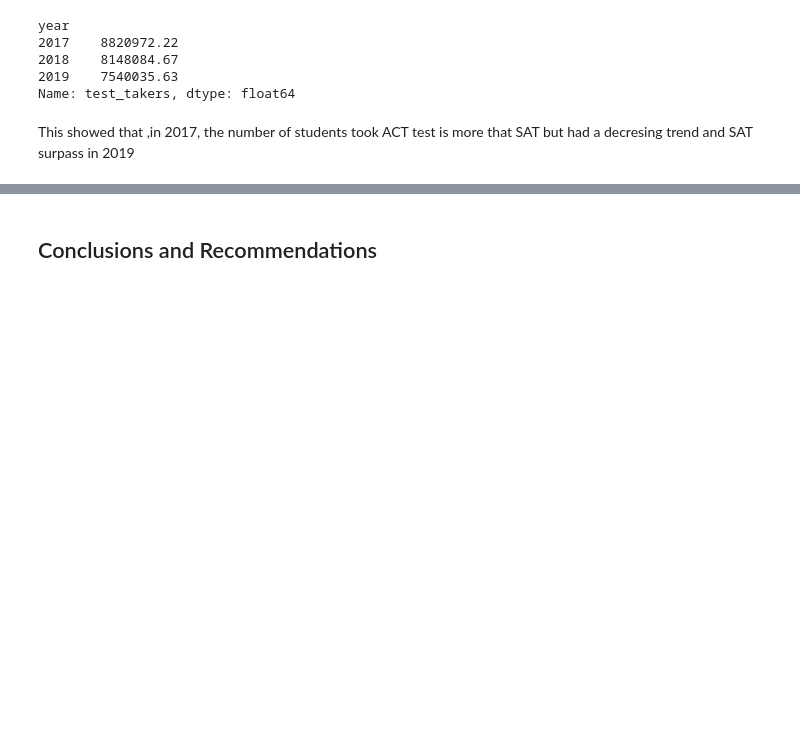
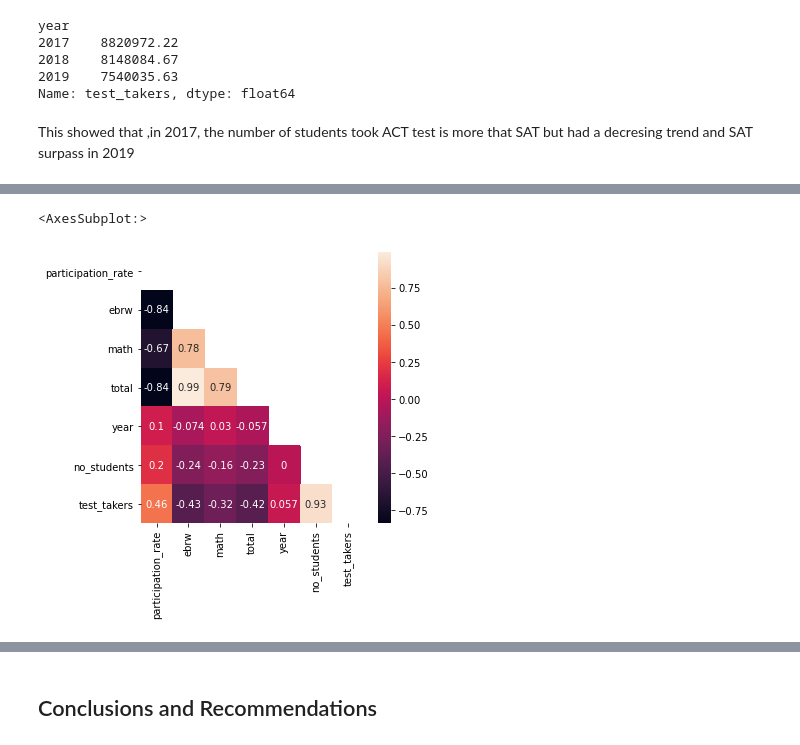
Before and after one commit to Tanupong/DSI_Project1, a Jupyter notebook: code/project1_sat_act_analysis.ipynb, the cells around one changed output, grey strips where cells are left out. Drawn from its saved outputs; the diff is of its cells as text; code cells hidden in the pictures; blank space fills up the shorter version.

```diff
--- a/code/project1_sat_act_analysis.ipynb
+++ b/code/project1_sat_act_analysis.ipynb
@@ -1030,0 +1477,4 @@ Now Let's take a look at top and bottom partipation rate of each test for 2019
+# %%
+#calculate for number of test_taker in each test
+sat_data['test_takers'] = sat_data['participation_rate'] * sat_data['no_students']
+sat_data.head()
@@ -1114,2 +1716,4 @@ Here are some prompts to get you started with visualizations. Feel free to add a
 # %%
 # Code
+corr_sat = sat_data.corr()
+corr_sat
@@ -1115,0 +1729,11 @@ Here are some prompts to get you started with visualizations. Feel free to add a
+# %%
+# Set up mask to be "True" in the upper triangle.
+mask = np.zeros_like(corr_sat)
+mask[np.triu_indices_from(mask)] = True #triu = upper triangle
+#Set up figure size
+plt.figure(figsize = (5,5))
+# Plot our correlation heatmap, while masking the upper triangle to be white.
+sns.heatmap(corr_sat,mask=mask,annot = True)
+# %% [output]
+<AxesSubplot:>
+[figure, added]
```
Also changed, not shown: parts of 105 cells of this notebook.
